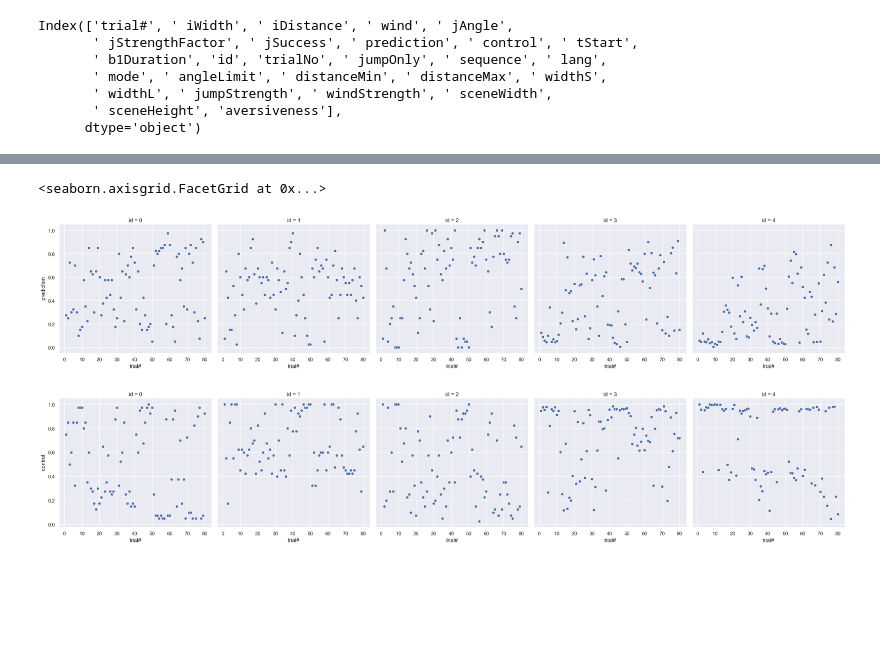
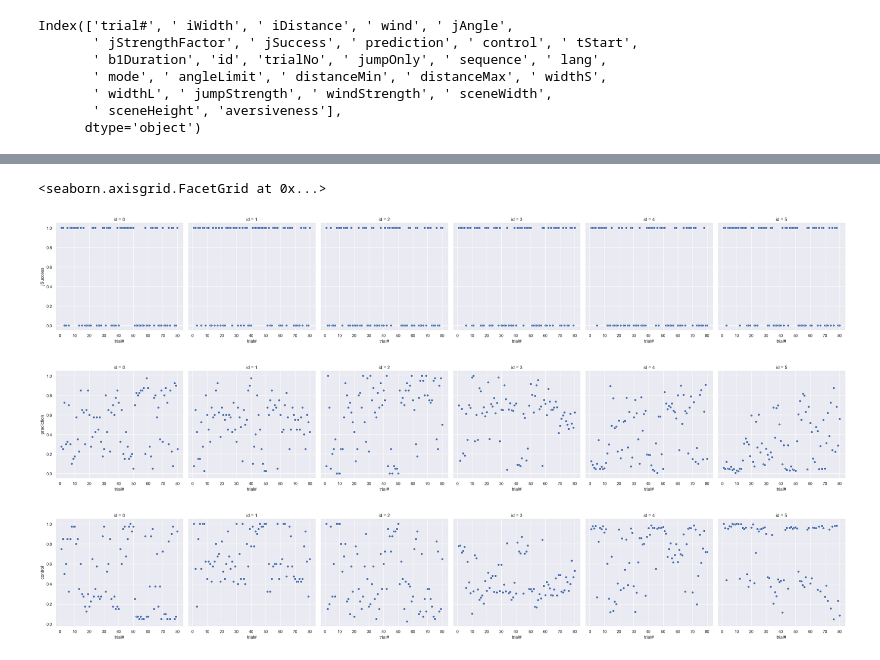
Before and after one commit to alexjhess/metac-data-prep, a Jupyter notebook: main.ipynb, the cells around one changed output, grey strips where cells are left out. Cells and saved outputs as stored; diff of their text form; code cells hidden in the pictures; blank space fills up the shorter version.

Commit message:
seaborn plots

```diff
--- a/main.ipynb
+++ b/main.ipynb
@@ -14,8 +22,9 @@ import glob
 # %%
-ids = ["9004", "9006", "9009", "9011", "9012"]
-# 9012 has no aversiveness rating!!!
-# data not yet transferred: 9010
-# incomplete data sets: 9003, 9007, 9008
+## BEHAVIOURAL DATA
+
+ids = ["9004", "9006", "9009", "9010", "9011", "9012"]
+# data not yet transferred:
+# incomplete internal pilot data sets: 9003, 9007, 9008
 
 # path root
 basedir = r"T:\METAC\behavior\raw\Temporary"
@@ -71,13 +80,9 @@ for idx, val in enumerate(ids):
             # d.update({str(idx): dat})
             f.append(dat)
 
-# stack arrays
-# d = np.vstack(f)
-# print(d.shape)
-# d[93,:]
+# concatenate data frames from individual subjects
 df = pd.concat(f, ignore_index=True)
 print(df.shape)
-df
 # %% [output]
 [[0.7]]
 (80, 16)
@@ -127,15 +124,21 @@ Index(['trial#', ' iWidth', ' iDistance', ' wind', ' jAngle',
 # %%
 # Create a visualization
+sns.relplot(
+    data=df,
+    x="trial#", y=" jSuccess", col="id",
+)
+
 sns.relplot(
     data=df,
     x="trial#", y=" prediction", col="id",
 )
 
 sns.relplot(
     data=df,
     x="trial#", y=" control", col="id",
 )
 # %% [output]
 <seaborn.axisgrid.FacetGrid at 0x...>
-[figure, old version]
+[figure, new version]
-[figure, old version]
+[figure, new version]
+[figure, added]
```
Also changed, not shown: parts of 16 cells of this notebook.
